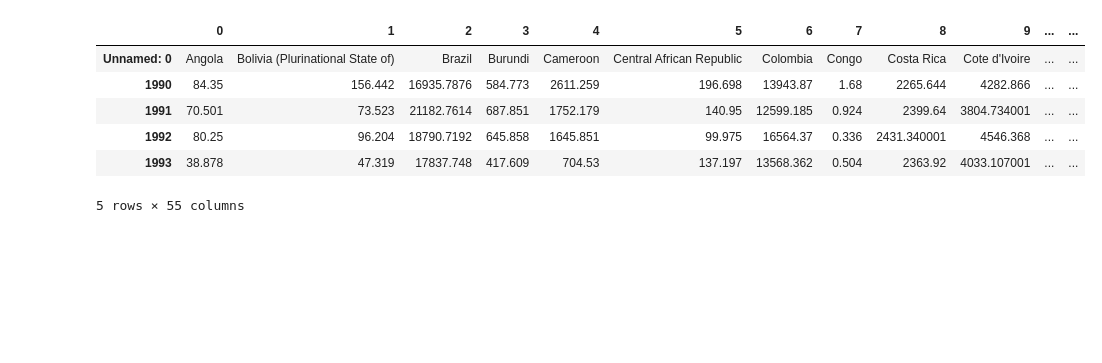
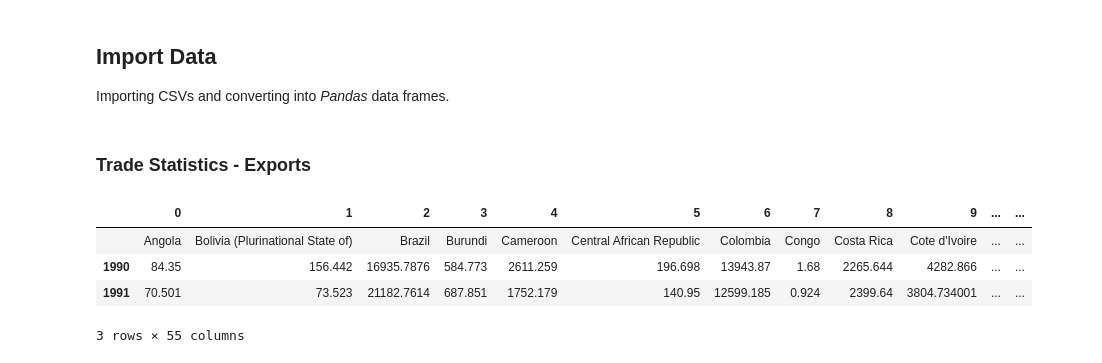
Before and after one commit to nikoelvambuena95/coffee, a Jupyter notebook: coffee.ipynb, the cells around one changed output. Drawn from its saved outputs; the diff is of its cells as text; code cells hidden in the pictures; blank space fills up the shorter version.

Commit message:
import CSV files

```diff
--- a/coffee.ipynb
+++ b/coffee.ipynb
@@ -2,0 +1,5 @@ import pandas as pd
+# %% [markdown]
+## Import Data
+Importing CSVs and converting into <em>Pandas</em> data frames.
+# %% [markdown]
+### Trade Statistics - Exports
@@ -5,14 +10,13 @@ df = pd.read_csv('resources/tradeStats_exports.csv')
 # %%
 # Transpose row and columns
 transposed_df = df.T
-transposed_df.head()
+transposed_df = transposed_df.rename(index={"Unnamed: 0":""})
+transposed_df.head(3)
 # %% [output]
 |  | 0 | 1 | 2 | 3 | 4 | 5 | 6 | 7 | 8 | 9 | ... | ... |
-| Unnamed: 0 | Angola | Bolivia (Plurinational State of) | Brazil | Burundi | Cameroon | Central African Republic | Colombia | Congo | Costa Rica | Cote d'Ivoire | ... | ... |
+|  | Angola | Bolivia (Plurinational State of) | Brazil | Burundi | Cameroon | Central African Republic | Colombia | Congo | Costa Rica | Cote d'Ivoire | ... | ... |
 | 1990 | 84.35 | 156.442 | 16935.7876 | 584.773 | 2611.259 | 196.698 | 13943.87 | 1.68 | 2265.644 | 4282.866 | ... | ... |
 | 1991 | 70.501 | 73.523 | 21182.7614 | 687.851 | 1752.179 | 140.95 | 12599.185 | 0.924 | 2399.64 | 3804.734001 | ... | ... |
-| 1992 | 80.25 | 96.204 | 18790.7192 | 645.858 | 1645.851 | 99.975 | 16564.37 | 0.336 | 2431.340001 | 4546.368 | ... | ... |
-| 1993 | 38.878 | 47.319 | 17837.748 | 417.609 | 704.53 | 137.197 | 13568.362 | 0.504 | 2363.92 | 4033.107001 | ... | ... |
-5 rows × 55 columns
+3 rows × 55 columns
 # %%
 # Reset header columns
```
Also changed, not shown: parts of 31 cells of this notebook, 3 other files.
